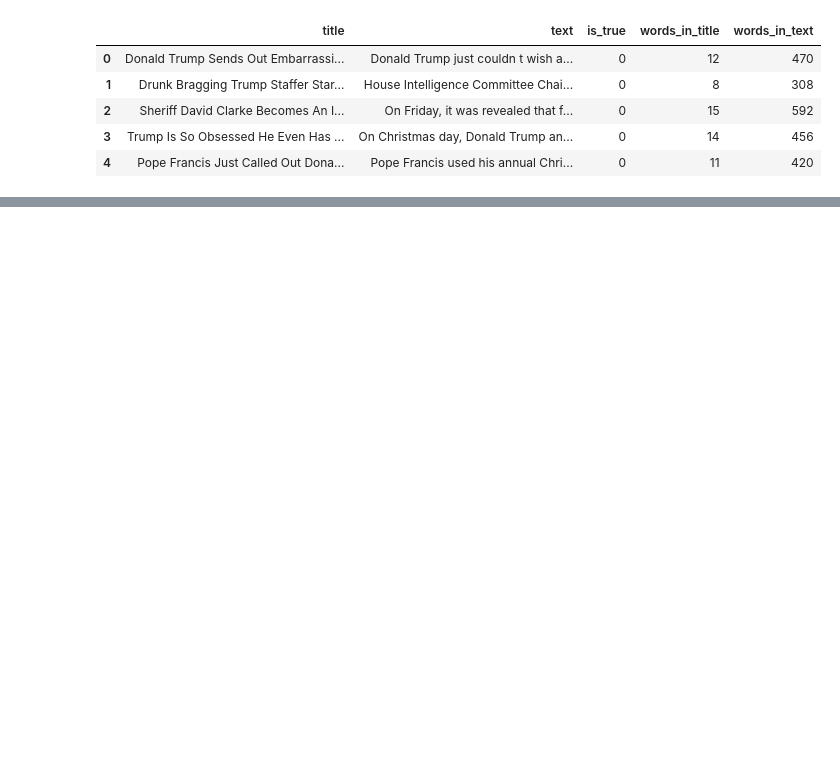
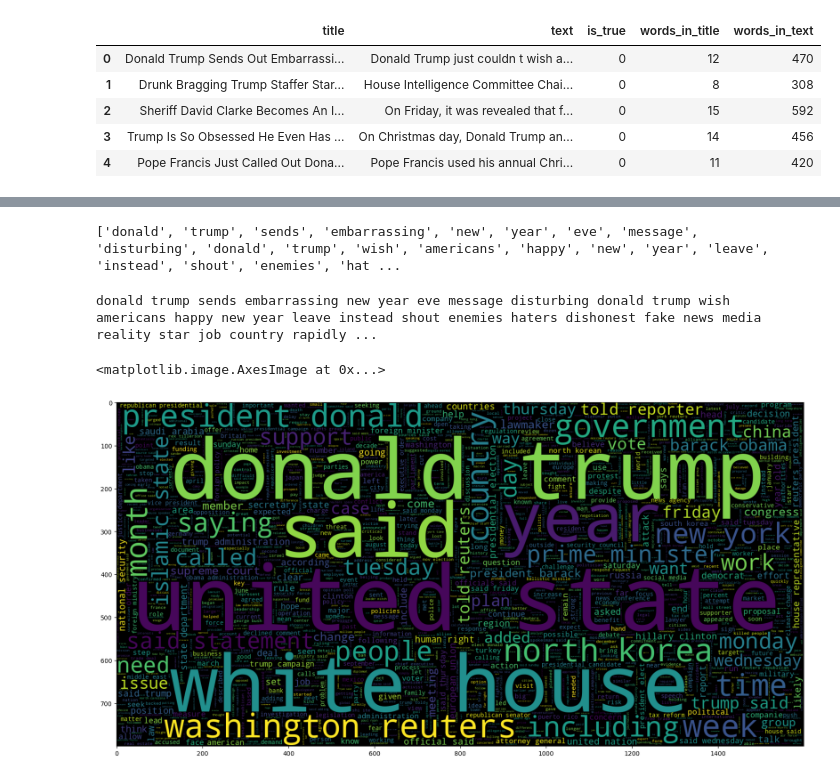
Before and after one commit to NoxFort1/fake-news-detector, a Jupyter notebook: notebooks/02_preprocessing.ipynb, the cells around one changed output, grey strips where cells are left out. Cells and saved outputs as stored; diff of their text form; code cells hidden in the pictures; blank space fills up the shorter version.

Commit message:
feat: preprocessing pipeline from raw text to padded sequences Complete text cleaning, tokenization, and tran/val/test split. Data saving pending for next session.

```diff
--- a/notebooks/02_preprocessing.ipynb
+++ b/notebooks/02_preprocessing.ipynb
@@ -35,0 +72,29 @@ df['text_clean'] = df['text'].apply(clean_text)
+# %%
+TAG_RE = re.compile(r'<[^>]+>')
+
+def remove_tags(text):
+  return TAG_RE.sub('', text)
+# %%
+def preprocess_text(text):
+  # To lowercase
+  text = text.lower()
+  # Remove HTML tags
+  text = remove_tags(text)
+  # Remove punctuations and numbers
+  text = re.sub(r'[^a-zA-Z]', ' ', text)
+  # Single character removal
+  text = re.sub(r'\s+[a-zA-Z]\s+', ' ', text)
+  # Remove multiple spaces
+  text = re.sub(r'\s+', ' ', text)
+  # Remove leading spaces
+  text = re.sub(r'^\s+', '', text)
+  # Remove Stopwords and remove words with 2 or less characters
+  result = []
+
+  for token in gensim.utils.simple_preprocess(text):
+    if token not in gensim.parsing.preprocessing.STOPWORDS and len(token) > 2 and token not in stop_words:
+      result.append(token)
+
+  return result
+# %%
+df['preprocessed_text'] = df['combined_title_text'].apply(preprocess_text)
@@ -35,0 +110,17 @@ df['text_clean'] = df['text'].apply(clean_text)
+# %%
+print(df['preprocessed_text'][0])
+# %% [output]
+['donald', 'trump', 'sends', 'embarrassing', 'new', 'year', 'eve', 'message', 'disturbing', 'donald', 'trump', 'wish', 'americans', 'happy', 'new', 'year', 'leave', 'instead', 'shout', 'enemies', 'hat ...
+# %%
+df['text_joined'] = df['preprocessed_text'].apply(lambda x: ' '.join(x))
+# %%
+print(df['text_joined'][0])
+# %% [output]
+donald trump sends embarrassing new year eve message disturbing donald trump wish americans happy new year leave instead shout enemies haters dishonest fake news media reality star job country rapidly ...
+# %%
+plt.figure(figsize = (20, 20))
+wc = WordCloud(max_words = 2000, width = 1600, height = 800, stopwords = stop_words).generate(' '.join(df[df['is_true'] == 1]['text_joined']))
+plt.imshow(wc, interpolation = 'bilinear')
+# %% [output]
+<matplotlib.image.AxesImage at 0x...>
+[figure, added]
```
Also changed, not shown: parts of 21 cells of this notebook.
